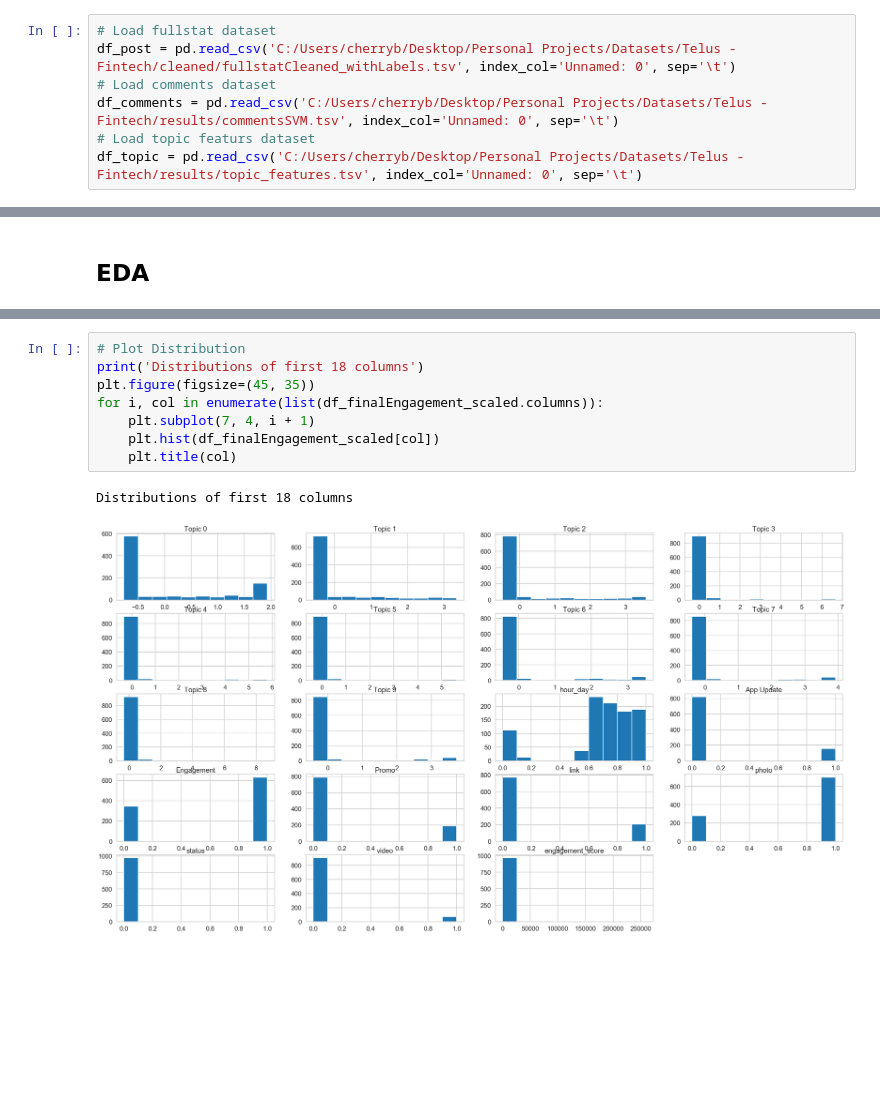
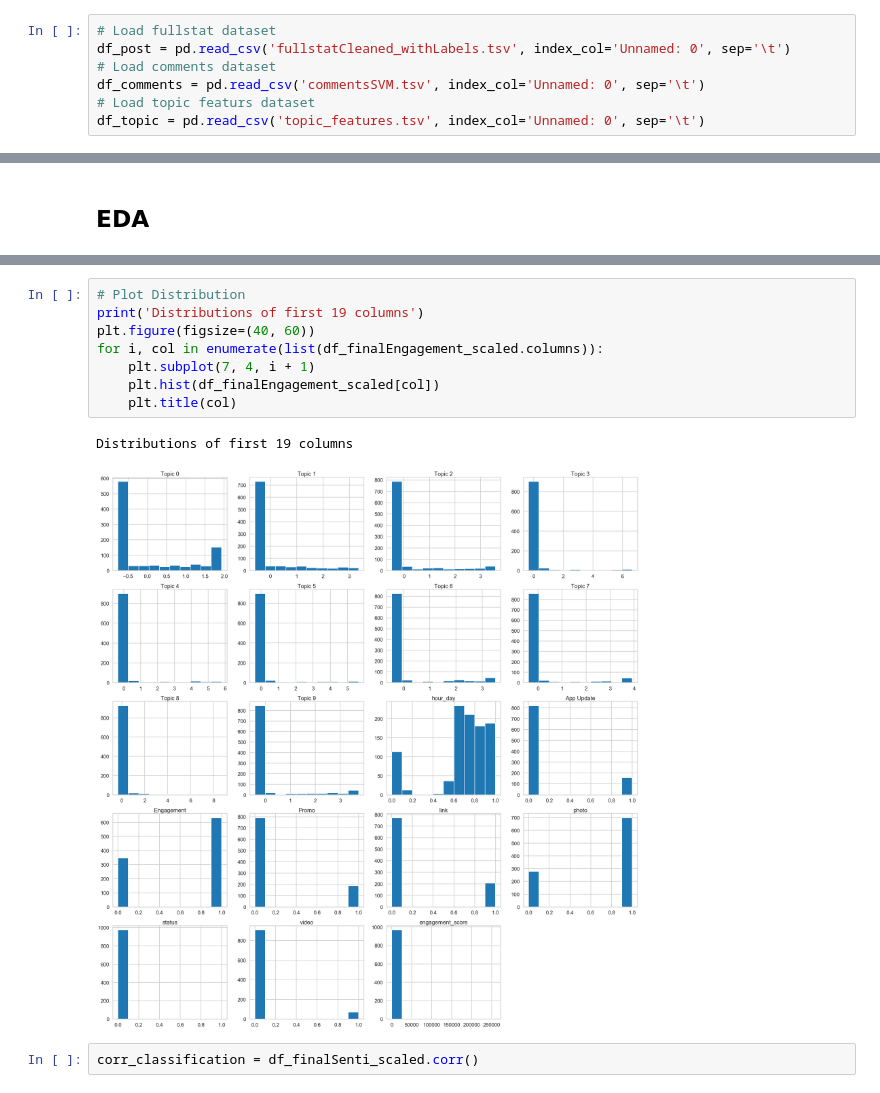
Before and after one commit to sherry0812/TeamUnicorn-NLP-FinTech, a Jupyter notebook: FinalTable/FinalTable.ipynb, the cells around one changed output, grey strips where cells are left out. Cells and saved outputs as stored; diff of their text form; blank space fills up the shorter version.

Commit message:
Edited EDA visualization

```diff
--- a/FinalTable/FinalTable.ipynb
+++ b/FinalTable/FinalTable.ipynb
@@ -27,11 +27,11 @@ from sklearn.preprocessing import StandardScaler, MinMaxScaler
 ## Load Dataset
 # %%
 # Load fullstat dataset
-df_post = pd.read_csv('C:/Users/cherryb/Desktop/Personal Projects/Datasets/Telus - Fintech/cleaned/fullstatCleaned_withLabels.tsv', index_col='Unnamed: 0', sep='\t')
+df_post = pd.read_csv('fullstatCleaned_withLabels.tsv', index_col='Unnamed: 0', sep='\t')
 # Load comments dataset
-df_comments = pd.read_csv('C:/Users/cherryb/Desktop/Personal Projects/Datasets/Telus - Fintech/results/commentsSVM.tsv', index_col='Unnamed: 0', sep='\t')
+df_comments = pd.read_csv('commentsSVM.tsv', index_col='Unnamed: 0', sep='\t')
 # Load topic featurs dataset
-df_topic = pd.read_csv('C:/Users/cherryb/Desktop/Personal Projects/Datasets/Telus - Fintech/results/topic_features.tsv', index_col='Unnamed: 0', sep='\t')
+df_topic = pd.read_csv('topic_features.tsv', index_col='Unnamed: 0', sep='\t')
 # %% [markdown]
 ## Combine dataframe to create final dataframe
 # %%
@@ -253,12 +253,14 @@ sns.heatmap(corr, mask=mask, cmap=cmap, vmax=.9, square=True, linewidths=.5, ax=
 [figure]
 # %%
 # Plot Distribution
-print('Distributions of first 18 columns')
-plt.figure(figsize=(45, 35))
+print('Distributions of first 19 columns')
+plt.figure(figsize=(40, 60))
 for i, col in enumerate(list(df_finalEngagement_scaled.columns)):
     plt.subplot(7, 4, i + 1)
     plt.hist(df_finalEngagement_scaled[col])
     plt.title(col)
 # %% [output]
-Distributions of first 18 columns
+Distributions of first 19 columns
-[figure, old version]
+[figure, new version]
+# %%
+corr_classification = df_finalSenti_scaled.corr()
```
Also changed, not shown: parts of 10 cells of this notebook.
